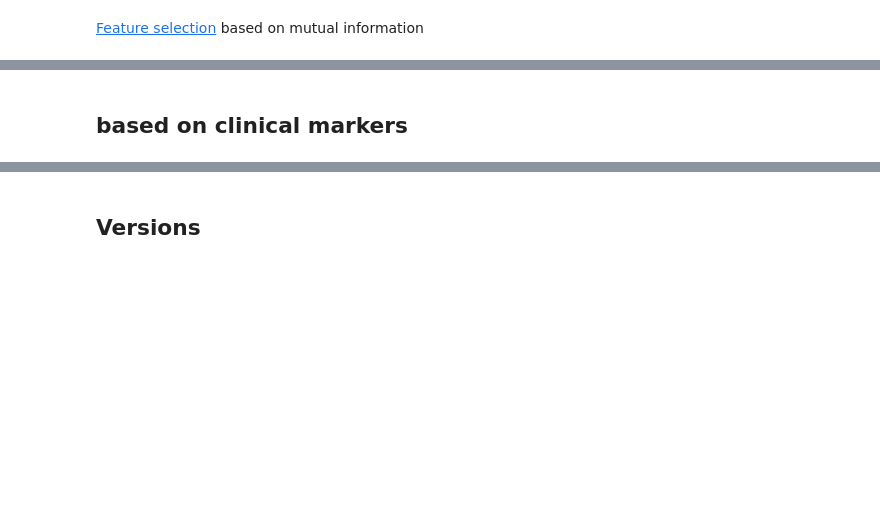
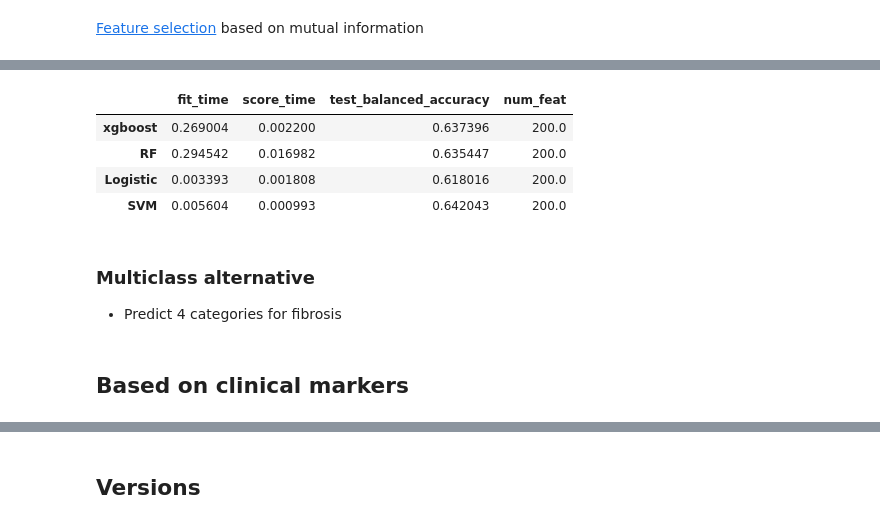
Before and after one commit to llniu/ALD-study, a Jupyter notebook: ald_analysis_hw.ipynb, the cells around one changed output, grey strips where cells are left out. Cells and saved outputs as stored; diff of their text form; code cells hidden in the pictures; blank space fills up the shorter version.

```diff
--- a/ald_analysis_hw.ipynb
+++ b/ald_analysis_hw.ipynb
@@ -319,0 +470,3 @@ _get_cv_means(results_10_best_feat)
+# %%
+shared_samples = fibrosis_3c.index.intersection(X.index)
+fibrosis_3c = fibrosis_3c.loc[shared_samples]
@@ -320,2 +478,18 @@ _get_cv_means(results_10_best_feat)
+# %%
+cv_results = {}
+scoring = ['balanced_accuracy']
+for key, clf in clf_dict.items():
+    cv_results[key] = cross_validate(clf, X_selected, y=fibrosis_3c, scoring=scoring)
+    cv_results[key]['num_feat'] = X.shape[-1]
+_get_cv_means(cv_results)
+# %% [output]
+|  | fit_time | score_time | test_balanced_accuracy | num_feat |
+| xgboost | 0.269004 | 0.002200 | 0.637396 | 200.0 |
+| RF | 0.294542 | 0.016982 | 0.635447 | 200.0 |
+| Logistic | 0.003393 | 0.001808 | 0.618016 | 200.0 |
+| SVM | 0.005604 | 0.000993 | 0.642043 | 200.0 |
+# %% [markdown]
+### Multiclass alternative
+- Predict 4 categories for fibrosis
 # %% [markdown]
-## based on clinical markers
+## Based on clinical markers
```
Also changed, not shown: parts of 29 cells of this notebook.
